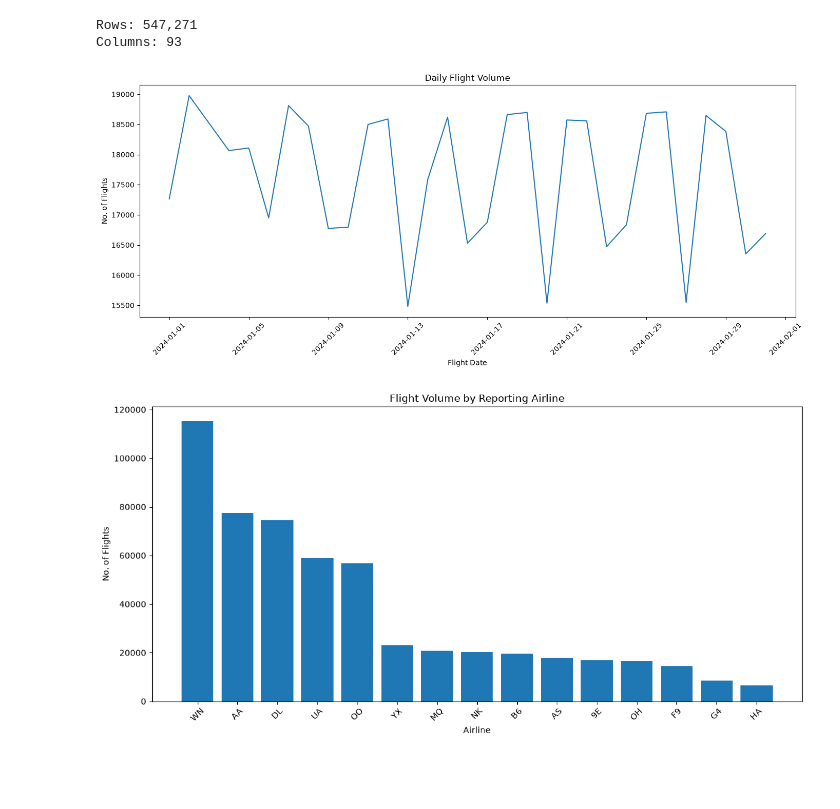
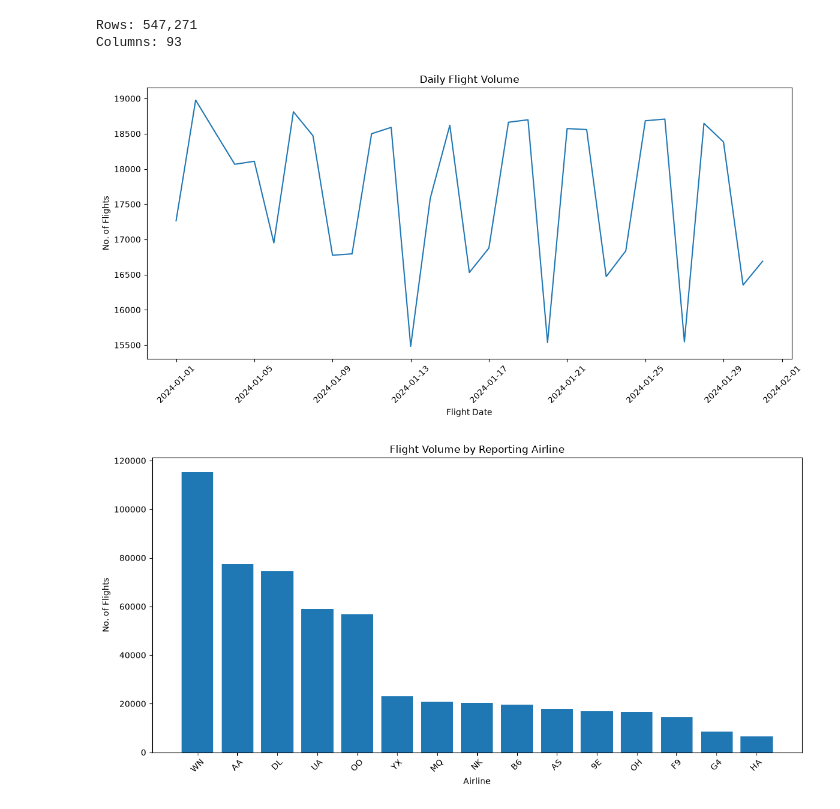
Before and after one commit to Nilesh8766/airline_operations_analytics, a Jupyter notebook: 03_notebooks/07_EDA.ipynb, the cells around one changed output. Cells and saved outputs as stored; diff of their text form; code cells hidden in the pictures; blank space fills up the shorter version.

```diff
--- a/03_notebooks/06_EDA.ipynb
+++ b/03_notebooks/07_EDA.ipynb
@@ -32,28 +32,28 @@ Columns: 93
 # %%
 daily_flights = (
     df.groupby("FlightDate")
     .size()
     .reset_index(name="Flight_Counts")
 
 )
 
-plt.figure(figsize=(14, 6))
+plt.figure(figsize=(12, 6))
 
 plt.plot(daily_flights["FlightDate"], daily_flights["Flight_Counts"])
 
 plt.title("Daily Flight Volume")
 
 plt.xlabel("Flight Date")
 
 plt.ylabel("No. of Flights")
 
 plt.xticks(rotation=45)
 
 plt.tight_layout()
 
 plt.show()
 # %% [output]
-[figure, old version]
+[figure, new version]
 # %%
 plt.figure(figsize=(12,6))
 
```
Also changed, not shown: 4 other files.
